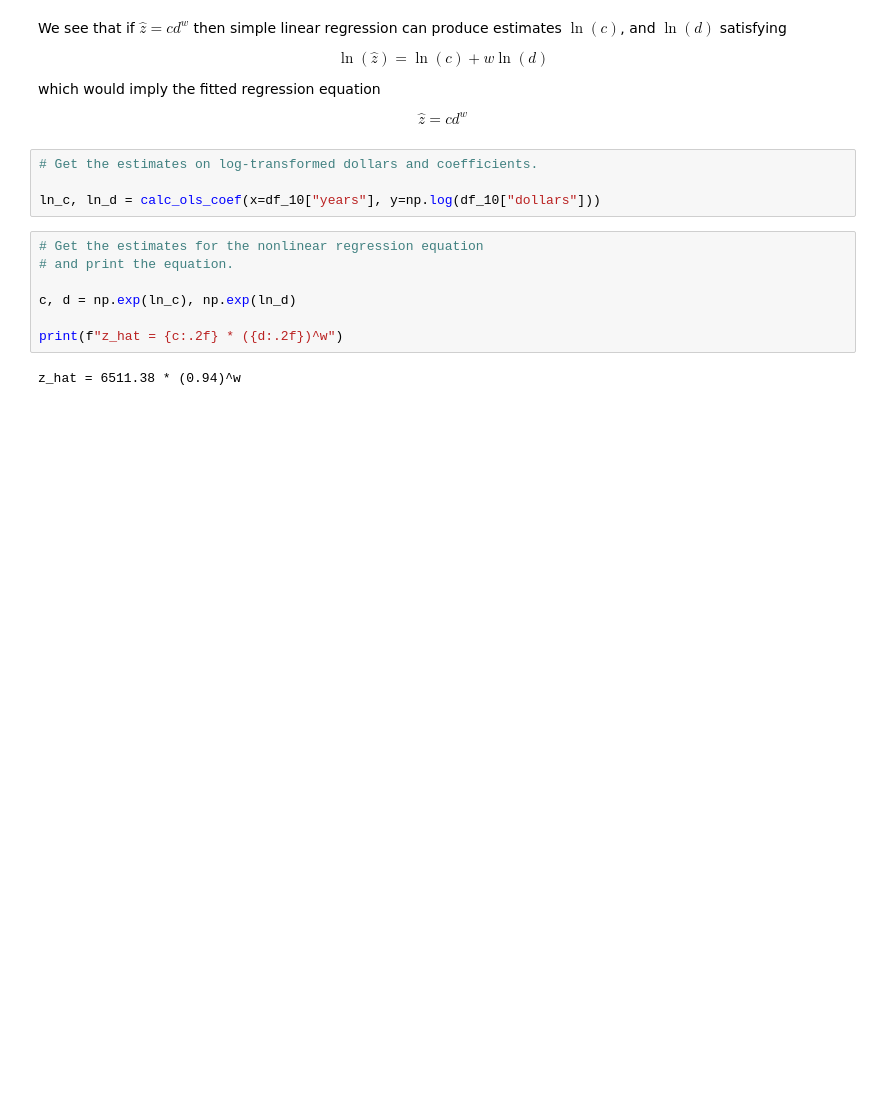
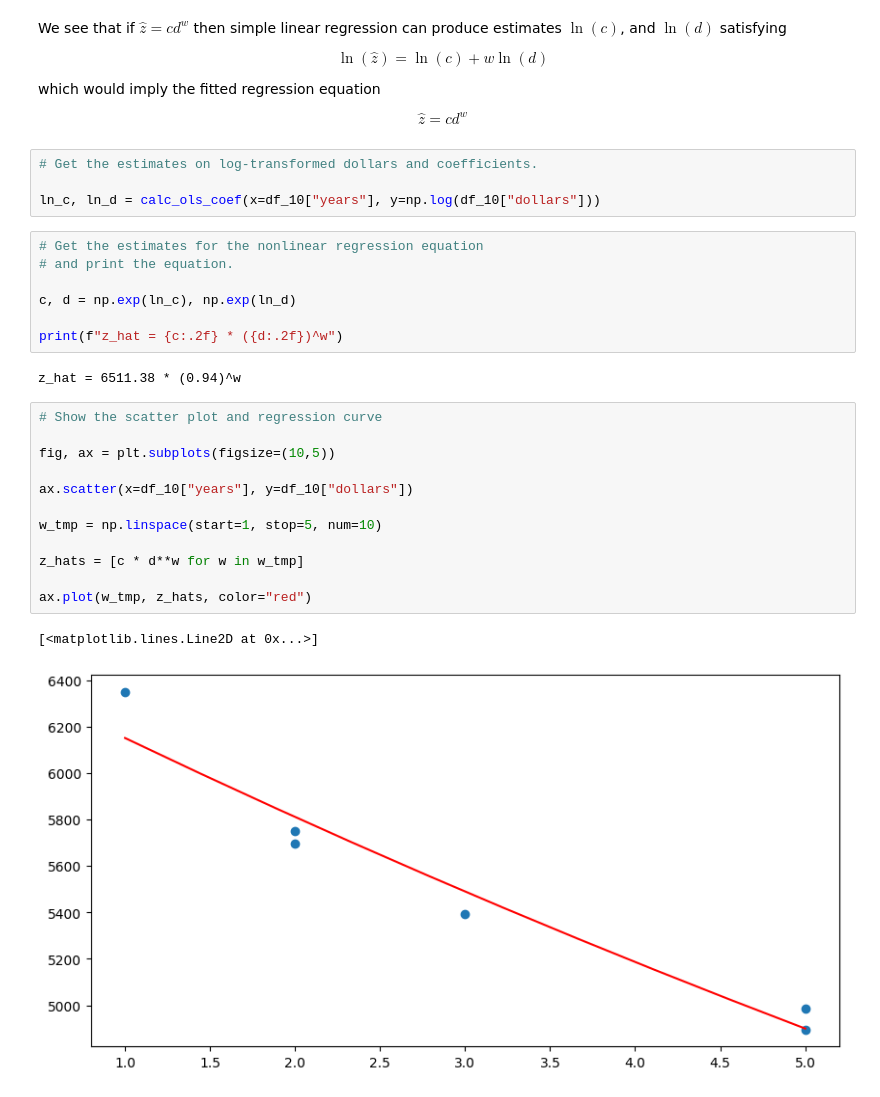
Before and after one commit to TommyHughes/ProbAndStatsWMM, a Jupyter notebook: SimpleLinearRegression/2_SimpleLinearRegression.ipynb, the cells around one changed output. Cells and saved outputs as stored; diff of their text form; blank space fills up the shorter version.

Commit message:
add viz to Simple Linear Regression exercise 10.

```diff
--- a/SimpleLinearRegression/2_SimpleLinearRegression.ipynb
+++ b/SimpleLinearRegression/2_SimpleLinearRegression.ipynb
@@ -267,3 +267,18 @@ c, d = np.exp(ln_c), np.exp(ln_d)
 print(f"z_hat = {c:.2f} * ({d:.2f})^w")
 # %% [output]
 z_hat = 6511.38 * (0.94)^w
+# %%
+# Show the scatter plot and regression curve
+
+fig, ax = plt.subplots(figsize=(10,5))
+
+ax.scatter(x=df_10["years"], y=df_10["dollars"])
+
+w_tmp = np.linspace(start=1, stop=5, num=10)
+
+z_hats = [c * d**w for w in w_tmp]
+
+ax.plot(w_tmp, z_hats, color="red")
+# %% [output]
+[<matplotlib.lines.Line2D at 0x...>]
+[figure, added]
```
